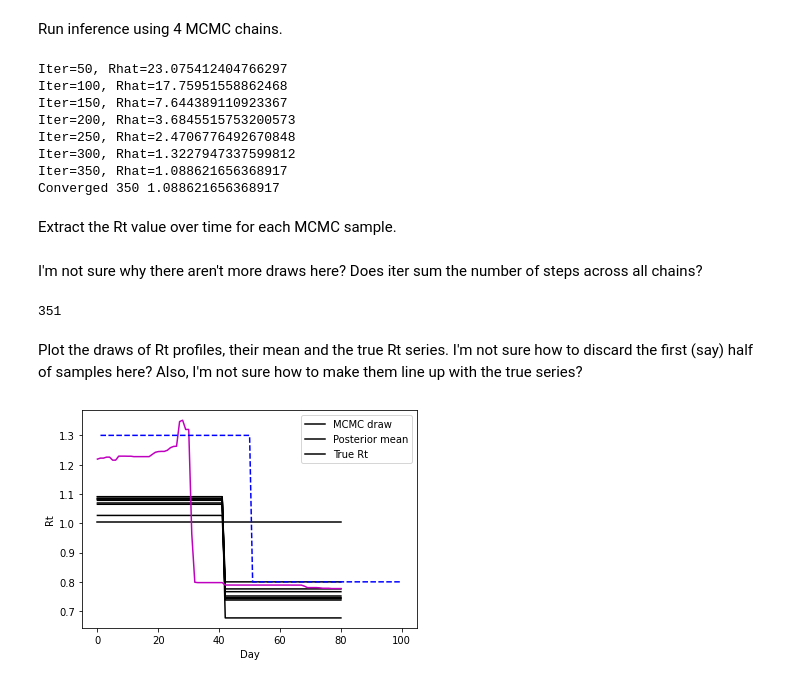
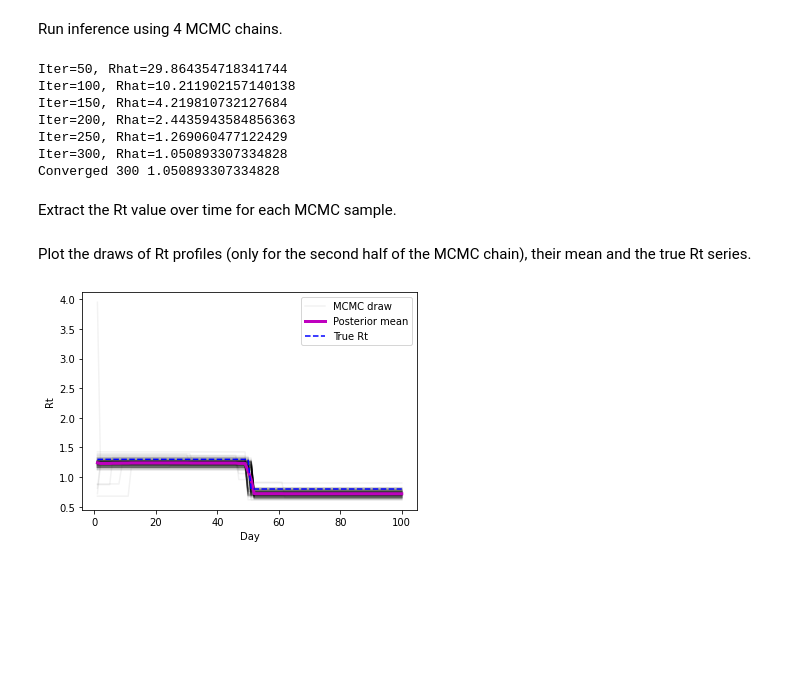
Before and after one commit to SABS-R3-Epidemiology/epicluster, a Jupyter notebook: epicluster/examples/Run_inference.ipynb, the cells around one changed output. Saved outputs shown, nothing was run; the diff lists cells and outputs as text; code cells hidden in the pictures; blank space fills up the shorter version.

```diff
--- a/epicluster/examples/Run_inference.ipynb
+++ b/epicluster/examples/Run_inference.ipynb
@@ -85,41 +89,41 @@ plt.show()
 # %% [markdown]
 Run inference using 4 MCMC chains.
 # %%
-model = ec.PoissonModel(cases, serial_interval)
+model = ec.PoissonModel(np.concatenate((past_cases, cases)), serial_interval)
 n_chains = 4
 posterior = ec.MCMCSampler(model, n_chains)
 params, assignments, sizes = posterior.run_mcmc(Rhat_thresh=1.1, progress=True)
 # %% [output]
-Iter=50, Rhat=23.075412404766297
-Iter=100, Rhat=17.75951558862468
-Iter=150, Rhat=7.644389110923367
-Iter=200, Rhat=3.6845515753200573
-Iter=250, Rhat=2.4706776492670848
-Iter=300, Rhat=1.3227947337599812
-Iter=350, Rhat=1.088621656368917
-Converged 350 1.088621656368917
+Iter=50, Rhat=29.864354718341744
+Iter=100, Rhat=10.211902157140138
+Iter=150, Rhat=4.219810732127684
+Iter=200, Rhat=2.4435943584856363
+Iter=250, Rhat=1.269060477122429
+Iter=300, Rhat=1.050893307334828
+Converged 300 1.050893307334828
 # %% [markdown]
 Extract the Rt value over time for each MCMC sample.
 # %%
 R_profiles = []
 for R, z in zip(params, assignments):
     R_profiles.append([R[zi] for zi in z])
+num_mcmc_samples = len(R_profiles)
-# %% [markdown]
-I'm not sure why there aren't more draws here? Does iter sum the number of steps across all chains?
-# %%
-len(R_profiles)
-# %% [output]
-351
-# %% [markdown]
-Plot the draws of Rt profiles, their mean and the true Rt series. I'm not sure how to discard the first (say) half of samples here? Also, I'm not sure how to make them line up with the true series?
+# %% [markdown]
+Plot the draws of Rt profiles (only for the second half of the MCMC chain), their mean and the true Rt series.
 # %%
-for i in range(10):
-    plt.plot(R_profiles[i], 'k')
-plt.plot(np.mean(R_profiles, axis=0), 'm')
-plt.plot(cases_df["day"], cases_df["Rt"], 'b--')
-plt.legend(['MCMC draw', 'Posterior mean', 'True Rt'])
+for i in range(num_mcmc_samples//2, num_mcmc_samples):
+    plt.plot(cases_df["day"],
+             R_profiles[i],
+             'k',
+             alpha=0.05,
+             label='MCMC draw' if i==num_mcmc_samples//2 else None)
+
+plt.plot(cases_df["day"], np.mean(R_profiles[num_mcmc_samples//2:], axis=0), 'm', lw=3, label='Posterior mean')
+plt.plot(cases_df["day"], cases_df["Rt"], 'b--', label='True Rt')
+
+plt.legend()
 plt.xlabel("Day")
 plt.ylabel("Rt")
 plt.show()
 # %% [output]
-[figure, old version]
+[figure, new version]
```
Also changed, not shown: parts of 3 cells of this notebook.
